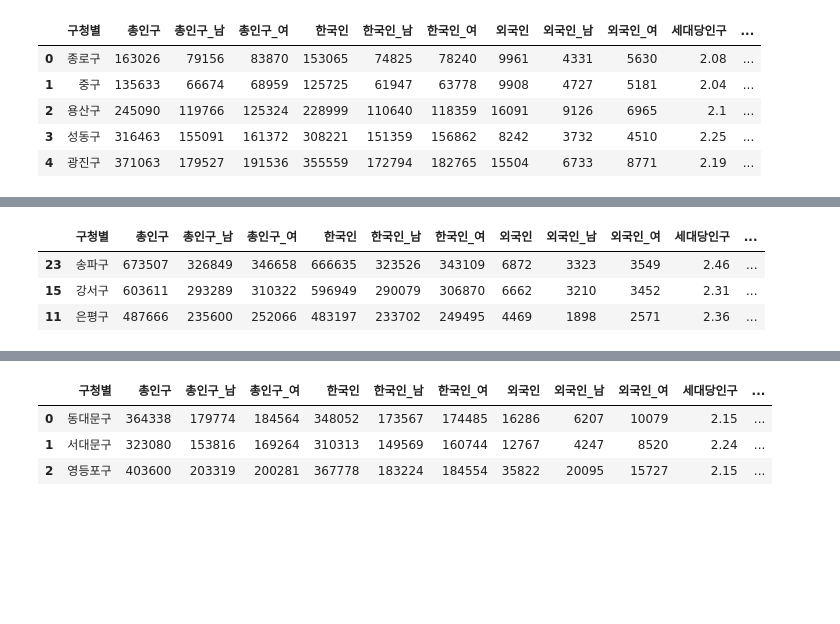
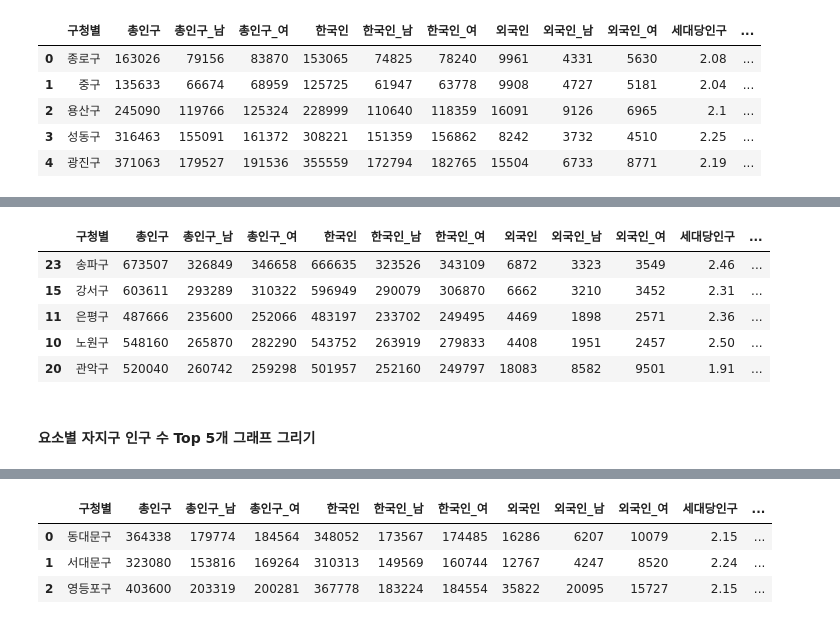
Before and after one commit to jh5209/Project, a Jupyter notebook: analist/seoul_cctv.ipynb, the cells around one changed output, grey strips where cells are left out. Cells and saved outputs as stored; diff of their text form; code cells hidden in the pictures; blank space fills up the shorter version.

```diff
--- a/analist/seoul_cctv.ipynb
+++ b/analist/seoul_cctv.ipynb
@@ -338,0 +331,10 @@ popu_df.sort_values(by='외국인', ascending=False).head(3)
+# %%
+# 오브젝트 타입을 인트 타입으로 바꾸기
+popu_df = popu_df.apply({'구청별' : str, '총인구' : int,
+                 '총인구_남' : int,  '총인구_여' : int,
+                 '한국인' : int,  '한국인_남' : int,
+                 '한국인_여' : int,  '외국인': int,
+                 '외국인_남' : int,  '외국인_여' : int,
+                 '세대당인구' : float, '고령자' : int
+})
+popu_df.dtypes
@@ -338,0 +355,3 @@ popu_df.sort_values(by='외국인', ascending=False).head(3)
+# %%
+po = popu_df.copy()
+po.head()
@@ -339,8 +365,11 @@ popu_df.sort_values(by='외국인', ascending=False).head(3)
 # %%
-# 고령자가 가장 많이 사는 구 Top 4
-popu_df.sort_values(by='고령자', ascending=False).head(3)
+po.sort_values(by='고령자', ascending=False).head()
 # %% [output]
 |  | 구청별 | 총인구 | 총인구_남 | 총인구_여 | 한국인 | 한국인_남 | 한국인_여 | 외국인 | 외국인_남 | 외국인_여 | 세대당인구 | ... |
 | 23 | 송파구 | 673507 | 326849 | 346658 | 666635 | 323526 | 343109 | 6872 | 3323 | 3549 | 2.46 | ... |
 | 15 | 강서구 | 603611 | 293289 | 310322 | 596949 | 290079 | 306870 | 6662 | 3210 | 3452 | 2.31 | ... |
 | 11 | 은평구 | 487666 | 235600 | 252066 | 483197 | 233702 | 249495 | 4469 | 1898 | 2571 | 2.36 | ... |
+| 10 | 노원구 | 548160 | 265870 | 282290 | 543752 | 263919 | 279833 | 4408 | 1951 | 2457 | 2.50 | ... |
+| 20 | 관악구 | 520040 | 260742 | 259298 | 501957 | 252160 | 249797 | 18083 | 8582 | 9501 | 1.91 | ... |
+# %% [markdown]
+#### 요소별 자지구 인구 수 Top 5개 그래프 그리기
```
Also changed, not shown: parts of 12 cells of this notebook.
